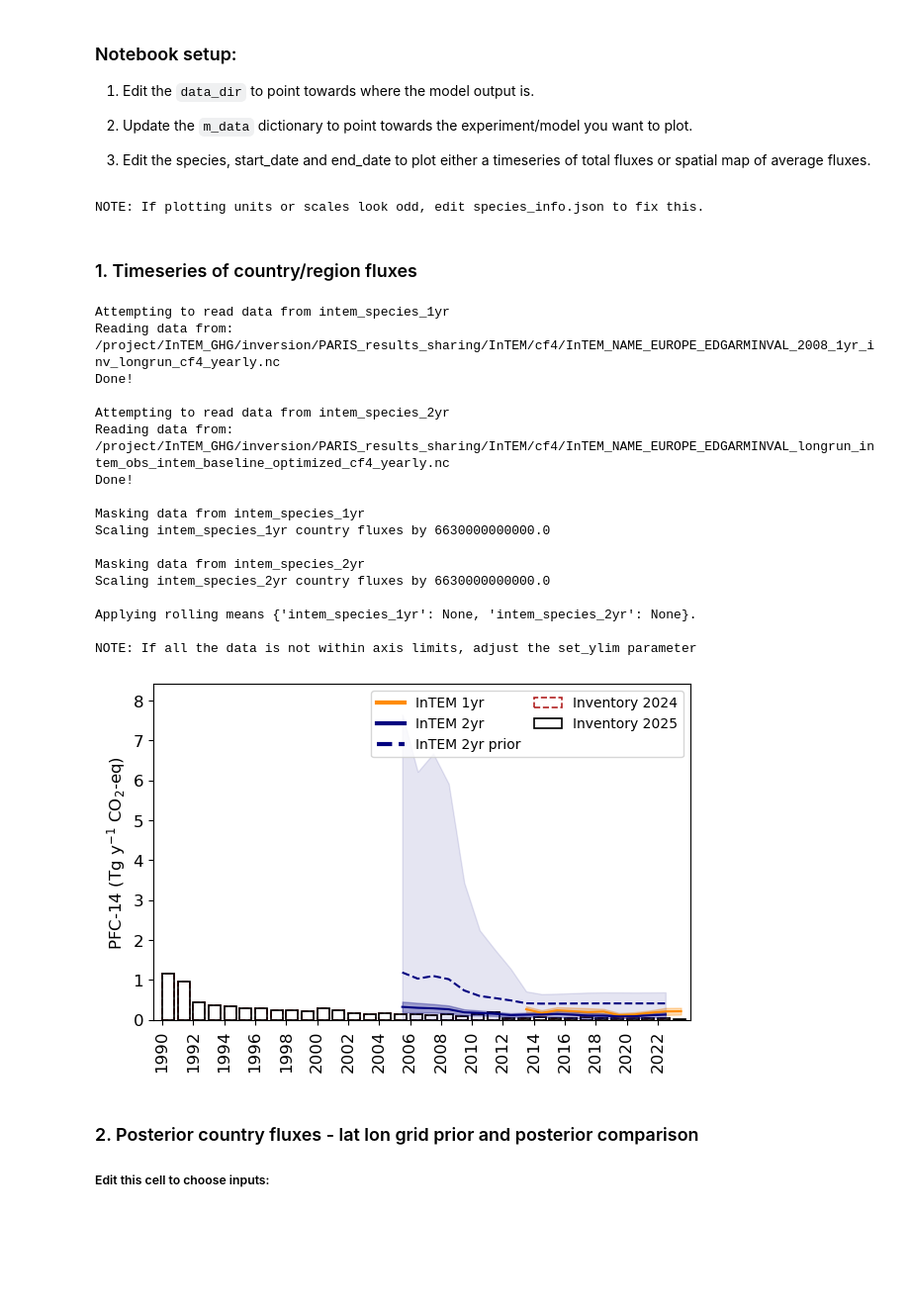
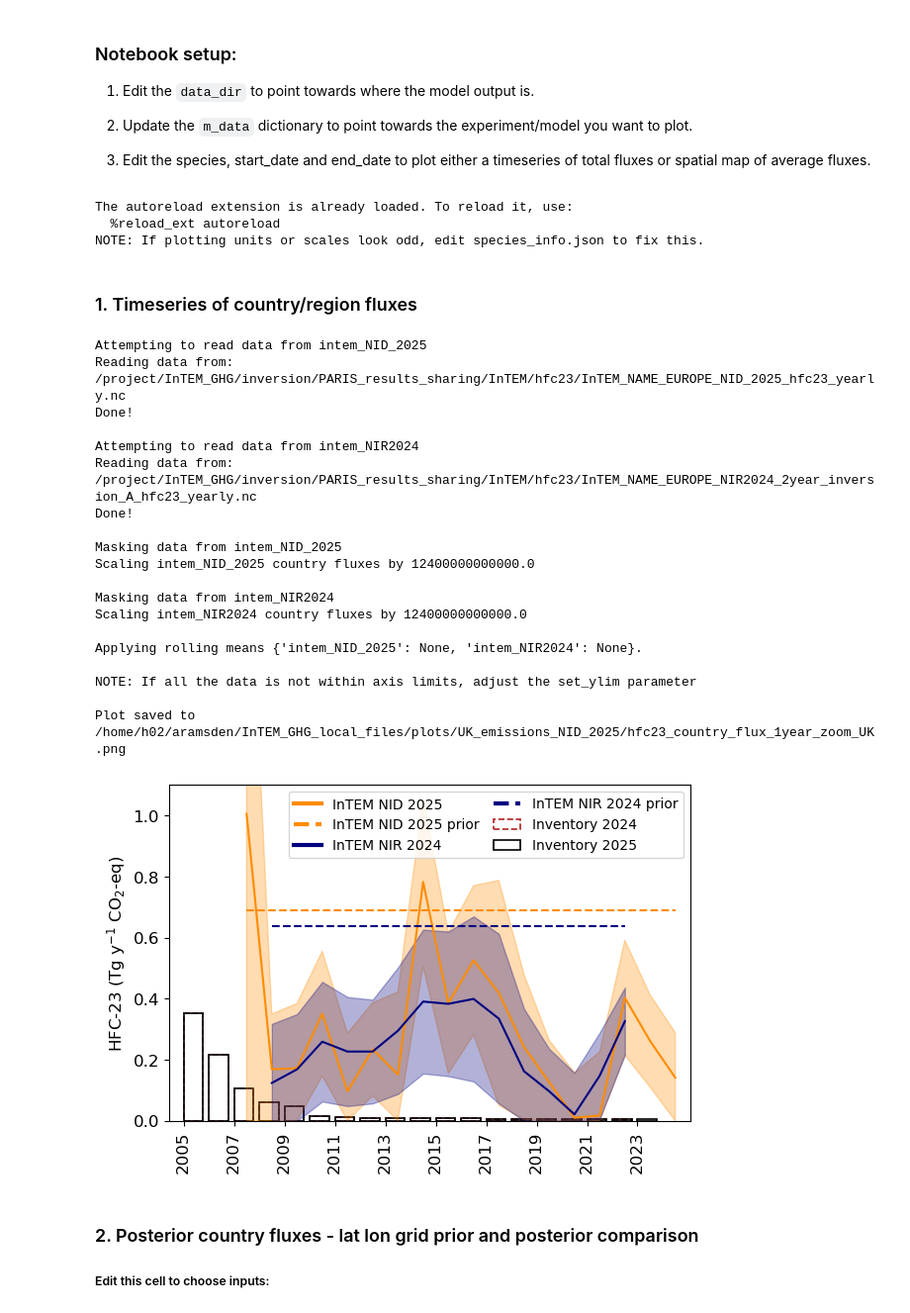
Before and after one commit to openghg/fluxie, a Jupyter notebook: PARIS_inversion_results_NISC.ipynb, the cells around one changed output. Shown: that part at 99% size. Drawn from its saved outputs; the diff is of its cells as text; code cells hidden in the pictures; blank space fills up the shorter version.

Commit message:
added new dates to notebook for NIR2024 comparisons

```diff
--- a/PARIS_inversion_results_NISC.ipynb
+++ b/PARIS_inversion_results_NISC.ipynb
@@ -60,9 +60,9 @@ species_prior = {'hfc134a':'EDGAR',
 
 species_start_dates = {'hfc134a':'1995-01-01',
                         'hfc143a':'2005-01-01',
-                        'hfc125':'1999-01-01',
+                        'hfc125':'1998-01-01',
                         'hfc32':'2005-01-01',
-                        'hfc23':'2008-01-01',
+                        'hfc23':'2007-01-01',
                         'hfc152a':'1995-01-01',
                         'hfc365mfc':'2004-01-01',
                         'hfc4310mee':'2011-01-01',
@@ -109,9 +109,16 @@ m_data = {'intem_n2o_longrun':              {'filename':'InTEM_NAME_EUROPE_EDGAR
           'intem':                      {'filename':'None',
                                          'label':'InTEM 1yr'},  #only used for total f gas plots
           'intem_longrun':              {'filename':'None',
-                                         'label':'InTEM 2yr'}   #only used for total f gas plots
+                                         'label':'InTEM 2yr'},   #only used for total f gas plots
+        'intem_NID_2025':              {'filename':'InTEM_NAME_EUROPE_NID_2025',
+                                         'label':'InTEM NID 2025'},   #only used for total f gas plots
+        'intem_NIR2024':              {'filename':'InTEM_NAME_EUROPE_NIR2024_2year_inversion_A',
+                                         'label':'InTEM NIR 2024'}   #only used for total f gas plots
+
         }
 # %% [output]
+The autoreload extension is already loaded. To reload it, use:
+  %reload_ext autoreload
 NOTE: If plotting units or scales look odd, edit species_info.json to fix this.
 # %% [markdown]
 ### 1. Timeseries of country/region fluxes
@@ -122,10 +129,10 @@ NOTE: If plotting units or scales look odd, edit species_info.json to fix this.
 #species_all = ['hfc4310mee','hfc245fa','hfc227ea','pfc218','pfc318','pfc116','cf4','nf3]
 #species_all = ['all_hfc','all_pfc']
 #species_all = ['ch4','n2o','sf6']
-species_all = ['cf4']
+species_all = ['hfc23']
 
-#output_path = f'/project/InTEM_GHG/inversion/PARIS_results_sharing/plots/2024_11_NISC/{species}_country_flux_annual_longrun_zoom_UK.png'
-#output_path = f'/project/InTEM_GHG/inversion/PARIS_results_sharing/plots/2024_11_NISC/{species}_country_flux_monthly_UK.png'
+#output_path = f'/home/h02/aramsden/InTEM_GHG_local_files/plots/UK_emissions_NID_2025/{species_all[0]}_country_flux_1year_zoom_UK.png'
+output_path = f'/home/h02/aramsden/InTEM_GHG_local_files/plots/UK_emissions_NID_2025/{species_all[0]}_country_flux_1year_smoothed_UK.png'
 save = False
 ###################################
 
@@ -137,16 +144,20 @@ for species in species_all:
     if any(name in species for name in ['hfc','pfc','cf','hfo','ccl','halon']):   #catches all hfc, pfc, hfo, cfc, hcfc and CCl species
         period_override = None
         if 'all' in species:
-            models = ['intem','intem_longrun']
+            #models = ['intem','intem_longrun']
+            models = ['intem_NID_2025','intem_NIR2024']
             s_data,m_data,m_colors,annotate_coords = func.initialize_settings(ppt_mode)
             start_date = '2008-01-01'
-            end_date = '2024-01-01'
+            end_date = '2025-01-01'
             inventory_start_date = '2006-01-01'
         else:
-            models = [f'intem_species_1yr','intem_species_2yr']
+            #models = [f'intem_species_1yr','intem_species_2yr']
+            models = ['intem_NID_2025','intem_NIR2024']
 
-            start_date = ['2013-01-01',species_start_dates[species]]
-            end_date = ['2024-01-01','2024-01-01']
+            start_date = [species_start_dates[species],species_start_dates[species]]
+            #start_date = ['2004-01-01','2004-01-01']    #hfc23 zoom
+
+            end_date = ['2025-01-01','2025-01-01']
             inventory_start_date = '1990-01-01'
             #inventory_start_date = '2005-01-01' #hfc23 zoom
 
@@ -155,7 +166,7 @@ for species in species_all:
         period_override = ['monthly','yearly']
         start_date = ['2007-01-01','1990-01-01']
         #start_date = ['2006-01-01','2006-01-01'] #shortrun
-        end_date = ['2024-01-01','2024-01-01']
+        end_date = ['2025-01-01','2025-01-01']
         inventory_start_date = '1990-01-01'
         #inventory_start_date = '2006-01-01' #shortrun
 
@@ -164,7 +175,7 @@ for species in species_all:
         period_override = ['monthly','yearly']
         #start_date = ['2012-01-01','1990-01-01']
         start_date = ['2012-01-01','2012-01-01'] #shortrun
-        end_date = ['2024-01-01','2024-01-01']
+        end_date = ['2025-01-01','2025-01-01']
         #inventory_start_date = '1990-01-01'
         inventory_start_date = '2012-01-01' #shortrun
 
@@ -172,7 +183,7 @@ for species in species_all:
         models = ['intem_sf6_shortrun','intem_sf6_longrun']
         period_override = ['yearly','yearly']
         start_date = ['2012-01-01','2009-01-01']
-        end_date = ['2024-01-01','2024-01-01']
+        end_date = ['2025-01-01','2025-01-01']
         #inventory_start_date = '1990-01-01'
         inventory_start_date = '2006-01-01' #shortrun
 
@@ -180,7 +191,7 @@ for species in species_all:
         models = ['intem_nf3_shortrun','intem_nf3_longrun']
         period_override = ['yearly','yearly']
         start_date = ['1990-01-01','1990-01-01']
-        end_date = ['2024-01-01','2024-01-01']
+        end_date = ['2025-01-01','2025-01-01']
         inventory_start_date = '2012-01-01'
 
     ###################################
@@ -219,8 +230,8 @@ for species in species_all:
     inventory_years = ['2024','2025'] #If None, plots most recent. Or can choose list of years: ['2022','2023']. Uncertainties only plotted for most recent year.
     fix_y_axes = False #if True: all y axis limits are the same, if False: each y axis is relative to the data
                         #if a list of floats (e.g. [0,0.1]) applies these limit to all axes
-    plot_prior = [False,True] #if True, plots prior mean as a dashed line for all models, if list of [True,False] only plots prior for selected models
-    add_prior_unc = True #if True: plots prior uncertainty as shaded area
+    plot_prior = [True,True] #if True, plots prior mean as a dashed line for all models, if list of [True,False] only plots prior for selected models
+    add_prior_unc = False #if True: plots prior uncertainty as shaded area
     set_global_leg = False #If True, plots one single legend instead of one legend per subplot.
     country_codes_as_titles = False #If True, lists 3-letter country codes under region names in subplot titles
     skip_country_title = True
@@ -231,43 +242,46 @@ for species in species_all:
     plot_resample_and_original = False #If True, plots both the resampled and original data
     period_override = None #use to override standard inversion periods, must be a list the same length as models, e.g. ['monthly','yearly']
     plot_grid = False #If True, includes background light grey gridlines
     nir_style_plot = True
     rolling_mean = [None,None] #If None, does not average results. If set to a number or a list of numbers, a rolling mean will be applied over this many periods (e.g. 3)
     ###################################
 
     fig = func.plot_country_flux(ds_all_flux_scaled,species,regions,
                                 s_data,m_data,model_colors,start_date,end_date,ppt_mode,scale_co2eq,
                                 plot_inventory,inventory_years,data_dir,fix_y_axes,plot_prior,
                                 add_prior_unc,set_global_leg,country_codes_as_titles=country_codes_as_titles,
                                 skip_country_title=skip_country_title,
                                 plot_separate=plot_separate,plot_combined=plot_combined,
                                 resample=resample,resample_uncert_correlation=resample_uncert_correlation,
                                 plot_resample_and_original=plot_resample_and_original,
                                 period_override=period_override,
                                 plot_grid=plot_grid,inventory_start_date=inventory_start_date,
                                 nir_style_plot=nir_style_plot,rolling_mean=rolling_mean)
 
     if save == True:
         fig.savefig(output_path,bbox_inches='tight',pad_inches=0.2,dpi=300)
+        print(f'\nPlot saved to {output_path}')
 # %% [output]
-Attempting to read data from intem_species_1yr
-Reading data from: /project/InTEM_GHG/inversion/PARIS_results_sharing/InTEM/cf4/InTEM_NAME_EUROPE_EDGARMINVAL_2008_1yr_inv_longrun_cf4_yearly.nc
+Attempting to read data from intem_NID_2025
+Reading data from: /project/InTEM_GHG/inversion/PARIS_results_sharing/InTEM/hfc23/InTEM_NAME_EUROPE_NID_2025_hfc23_yearly.nc
 Done!
 
-Attempting to read data from intem_species_2yr
-Reading data from: /project/InTEM_GHG/inversion/PARIS_results_sharing/InTEM/cf4/InTEM_NAME_EUROPE_EDGARMINVAL_longrun_intem_obs_intem_baseline_optimized_cf4_yearly.nc
+Attempting to read data from intem_NIR2024
+Reading data from: /project/InTEM_GHG/inversion/PARIS_results_sharing/InTEM/hfc23/InTEM_NAME_EUROPE_NIR2024_2year_inversion_A_hfc23_yearly.nc
 Done!
 
-Masking data from intem_species_1yr
-Scaling intem_species_1yr country fluxes by 6630000000000.0
+Masking data from intem_NID_2025
+Scaling intem_NID_2025 country fluxes by 12400000000000.0
 
-Masking data from intem_species_2yr
-Scaling intem_species_2yr country fluxes by 6630000000000.0
+Masking data from intem_NIR2024
+Scaling intem_NIR2024 country fluxes by 12400000000000.0
 
-Applying rolling means {'intem_species_1yr': None, 'intem_species_2yr': None}.
+Applying rolling means {'intem_NID_2025': None, 'intem_NIR2024': None}.
 
 NOTE: If all the data is not within axis limits, adjust the set_ylim parameter
+
+Plot saved to /home/h02/aramsden/InTEM_GHG_local_files/plots/UK_emissions_NID_2025/hfc23_country_flux_1year_zoom_UK.png
-[figure, old version]
+[figure, new version]
 # %% [markdown]
 ### 2. Posterior country fluxes - lat lon grid prior and posterior comparison
 
```
Also changed, not shown: parts of 1 cell of this notebook.
